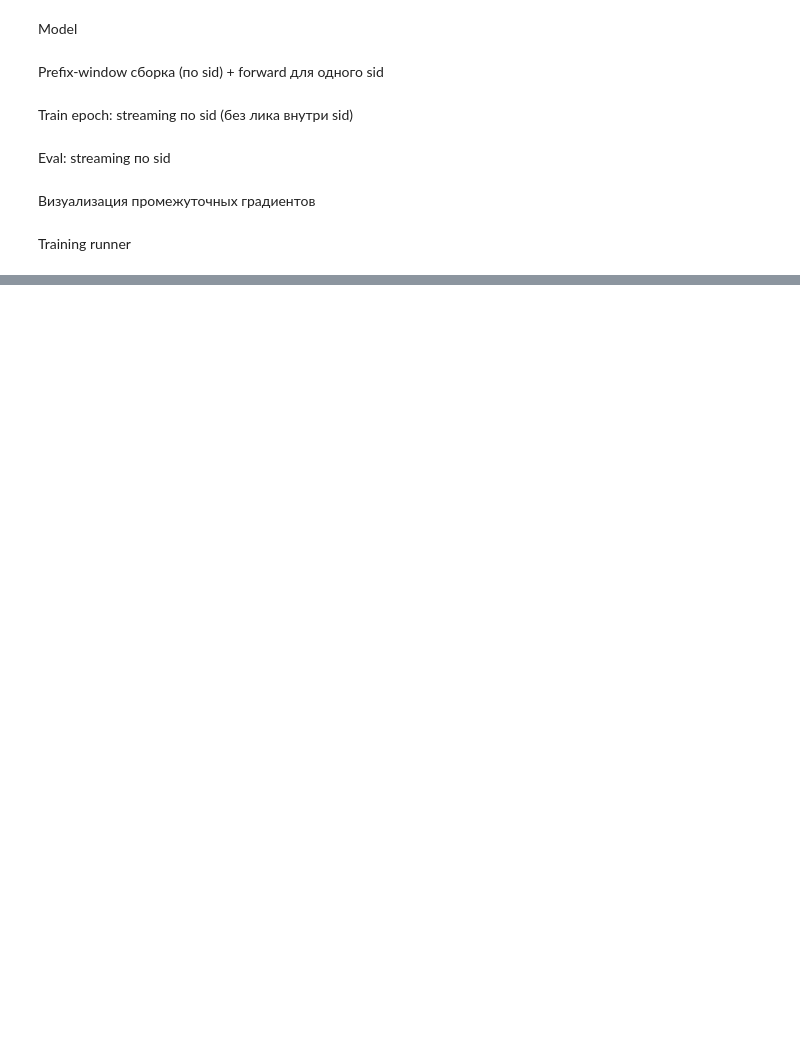
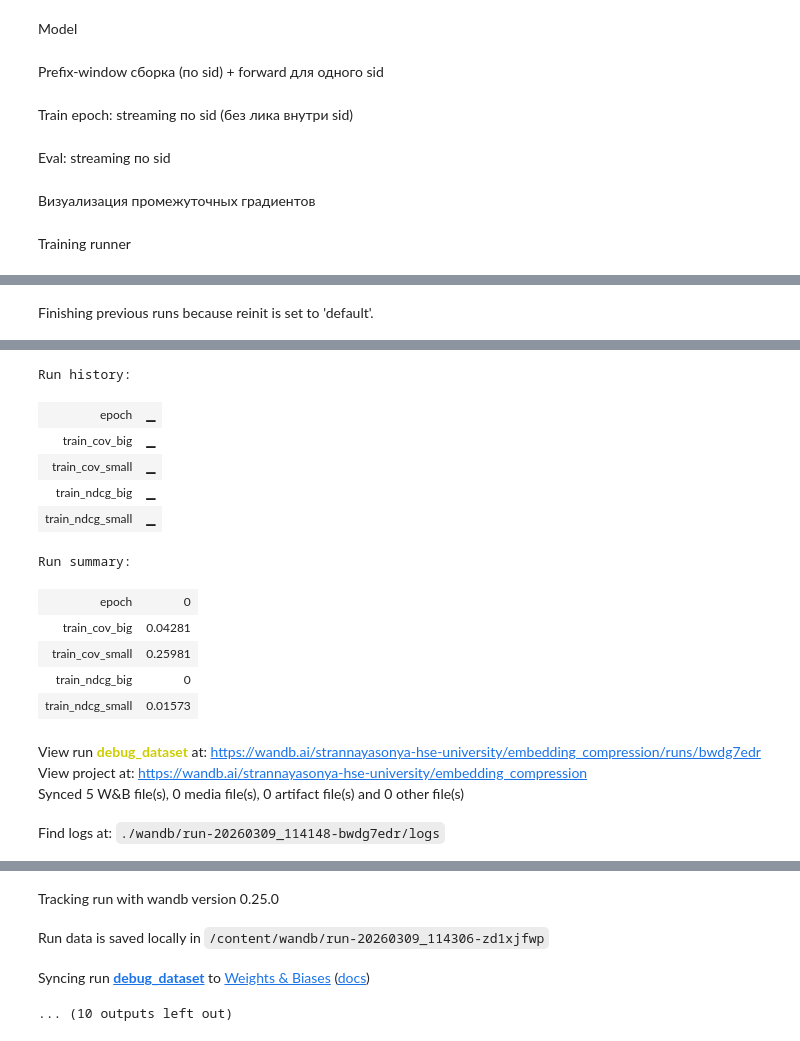
Before and after one commit to Soneett/mmls_2026_group11, a Jupyter notebook: prototype.ipynb, the cells around one changed output, grey strips where cells are left out. Cells and saved outputs as stored; diff of their text form; code cells hidden in the pictures; blank space fills up the shorter version.

```diff
--- a/prototype.ipynb
+++ b/prototype.ipynb
@@ -378,7 +405,8 @@ def train_epoch_streaming(
         loss.backward()
         nn_utils.clip_grad_norm_(list(encoder.parameters()) + list(compressor.parameters()), cfg.grad_clip)
         opt.step()
-        scheduler.step()
+        if scheduler is not None:
+          scheduler.step()
 
         U = int(users_global.numel())
         total_loss_big += float(loss_big.item()) * U
@@ -668,7 +749,7 @@ debug_train = {
 # метрики до обучения
 val0 = eval_streaming(debug_train, mp_by_sid, 0, cfg_sanity.window_sids, cfg_sanity.k)
 wandb.log({"epoch": 0,
-           "train_ndcg_big": val0["ndcg_big"], "train_cov_big": val0"coverage_big"],
+           "train_ndcg_big": val0["ndcg_big"], "train_cov_big": val0["coverage_big"],
            "train_ndcg_small": val0["ndcg_small"], "train_cov_small": val0["coverage_small"]})
 
 for epoch in range(1, cfg_sanity.epochs + 1):
@@ -693,7 +774,7 @@ for epoch in range(1, cfg_sanity.epochs + 1):
 
     if epoch == 1 or epoch % 10 == 0:
         print(
-            f"\n[SANITY] Epoch {epoch} | loss={loss:.4f}\n"
+            f"\nEpoch {epoch} | loss={loss:.4f}\n"
             f"train: NDCG_big@{cfg_sanity.k}={train_metrics['ndcg_big']:.4f}   "
             f"NDCG_small@{cfg_sanity.k}={train_metrics['ndcg_small']:.4f}   "
             f"Cov_big@{cfg_sanity.k}={train_metrics['coverage_big']:.4f}   "
@@ -701,3 +782,5 @@ for epoch in range(1, cfg_sanity.epochs + 1):
         )
 
 wandb.finish()
+# %% [output]
+Finishing previous runs because reinit is set to 'default'.
@@ -703,0 +788,16 @@ wandb.finish()
+Run history:
+| epoch | ▁ |
+| train_cov_big | ▁ |
+| train_cov_small | ▁ |
+| train_ndcg_big | ▁ |
+| train_ndcg_small | ▁ |
+Run summary:
+| epoch | 0 |
+| train_cov_big | 0.04281 |
+| train_cov_small | 0.25981 |
+| train_ndcg_big | 0 |
+| train_ndcg_small | 0.01573 |
+View run debug_dataset at: https://wandb.ai/strannayasonya-hse-university/embedding_compression/runs/bwdg7edr
+View project at: https://wandb.ai/strannayasonya-hse-university/embedding_compression
+Synced 5 W&B file(s), 0 media file(s), 0 artifact file(s) and 0 other file(s)
+Find logs at: ./wandb/run-20260309_114148-bwdg7edr/logs
@@ -703,0 +805,4 @@ wandb.finish()
+Tracking run with wandb version 0.25.0
+Run data is saved locally in /content/wandb/run-20260309_114306-zd1xjfwp
+Syncing run debug_dataset to Weights & Biases (docs)
+... (10 outputs left out)
```
Also changed, not shown: parts of 7 cells of this notebook.
